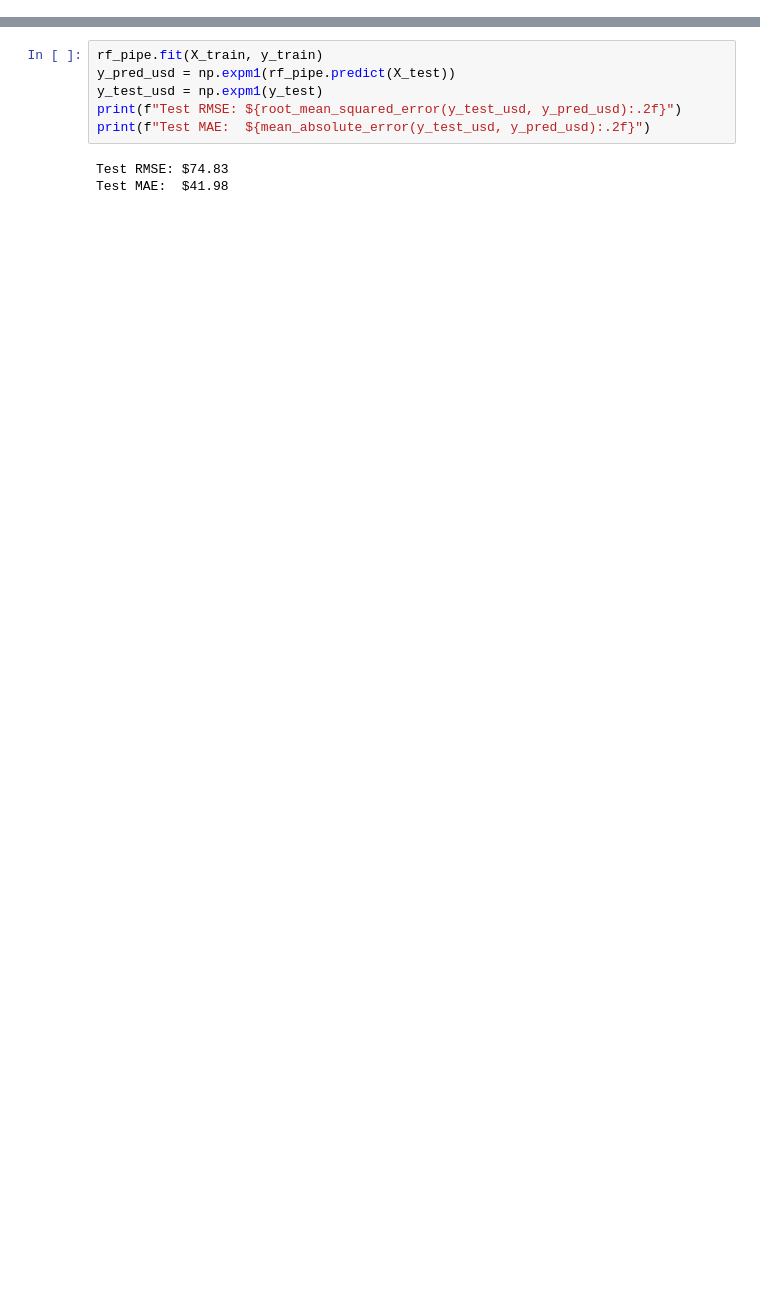
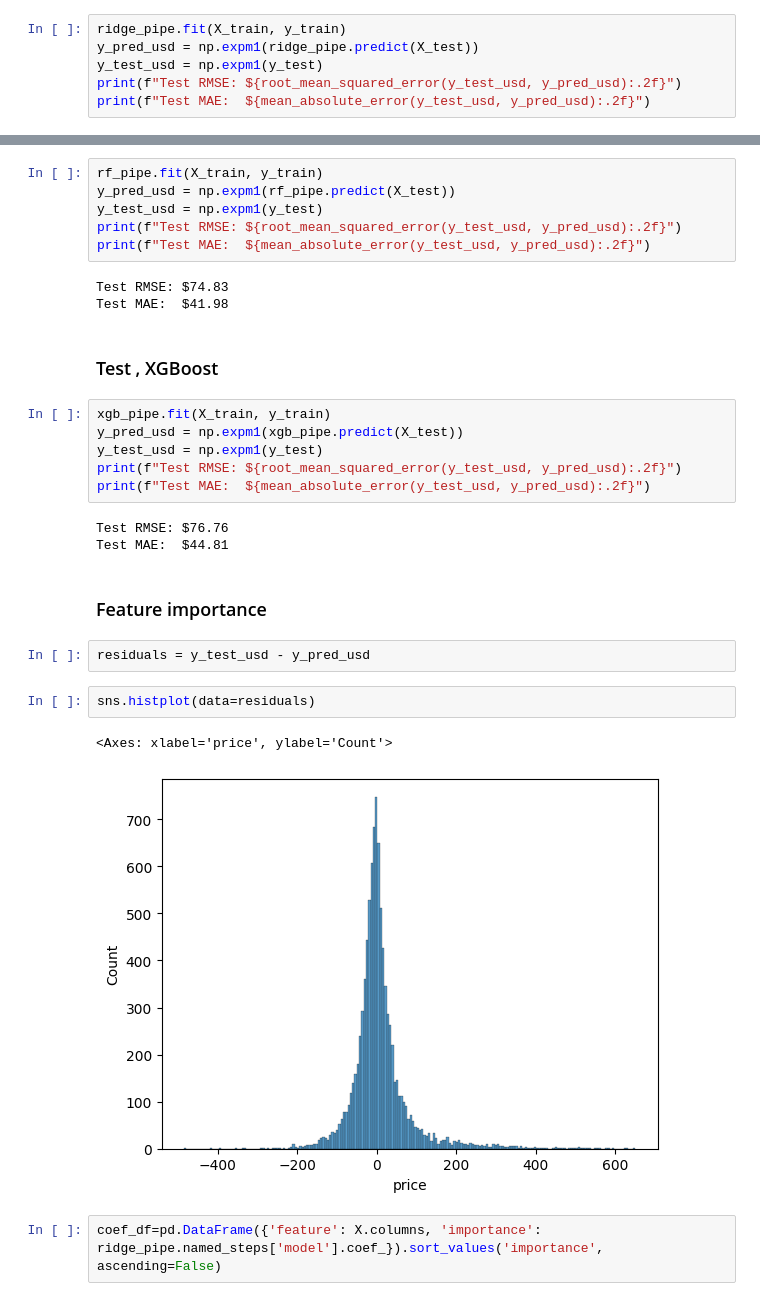
Before and after one commit to Handras18/New-York-City-Airbnb, a Jupyter notebook: 04_modeling.ipynb, the cells around one changed output, grey strips where cells are left out. Saved outputs shown, nothing was run; the diff lists cells and outputs as text; blank space fills up the shorter version.

Commit message:
Update 04_modeling, Start Feature importance and XGBoost tuning

```diff
--- a/04_modeling.ipynb
+++ b/04_modeling.ipynb
@@ -142,0 +145,6 @@ XGB RMSE: 0.4092 ± 0.0041
+# %%
+ridge_pipe.fit(X_train, y_train)
+y_pred_usd = np.expm1(ridge_pipe.predict(X_test))
+y_test_usd = np.expm1(y_test)
+print(f"Test RMSE: ${root_mean_squared_error(y_test_usd, y_pred_usd):.2f}")
+print(f"Test MAE:  ${mean_absolute_error(y_test_usd, y_pred_usd):.2f}")
@@ -149,3 +162,25 @@ print(f"Test MAE:  ${mean_absolute_error(y_test_usd, y_pred_usd):.2f}")
 # %% [output]
 Test RMSE: $74.83
 Test MAE:  $41.98
+# %% [markdown]
+### Test , XGBoost
+# %%
+xgb_pipe.fit(X_train, y_train)
+y_pred_usd = np.expm1(xgb_pipe.predict(X_test))
+y_test_usd = np.expm1(y_test)
+print(f"Test RMSE: ${root_mean_squared_error(y_test_usd, y_pred_usd):.2f}")
+print(f"Test MAE:  ${mean_absolute_error(y_test_usd, y_pred_usd):.2f}")
+# %% [output]
+Test RMSE: $76.76
+Test MAE:  $44.81
+# %% [markdown]
+### Feature importance
+# %%
+residuals = y_test_usd - y_pred_usd
+# %%
+sns.histplot(data=residuals)
+# %% [output]
+<Axes: xlabel='price', ylabel='Count'>
+[figure, added]
+# %%
+coef_df=pd.DataFrame({'feature': X.columns, 'importance': ridge_pipe.named_steps['model'].coef_}).sort_values('importance', ascending=False)
```
Also changed, not shown: parts of 14 cells of this notebook.
